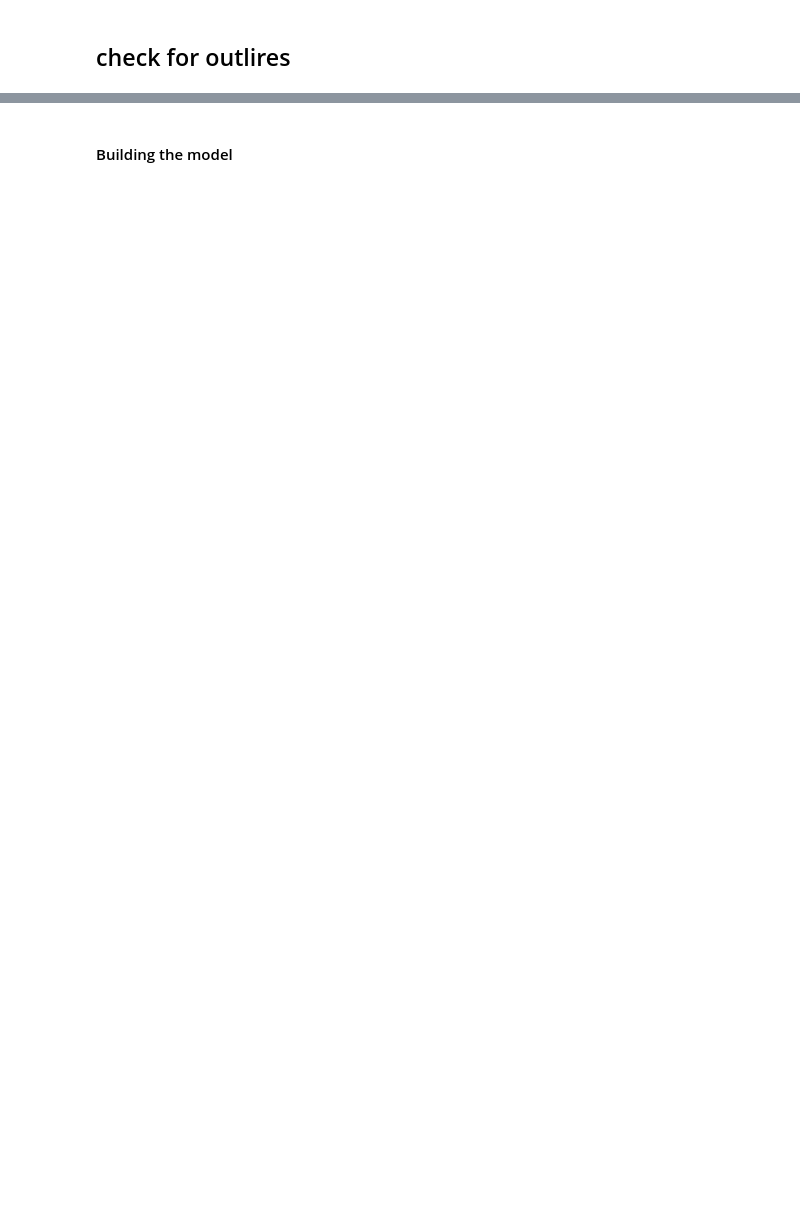
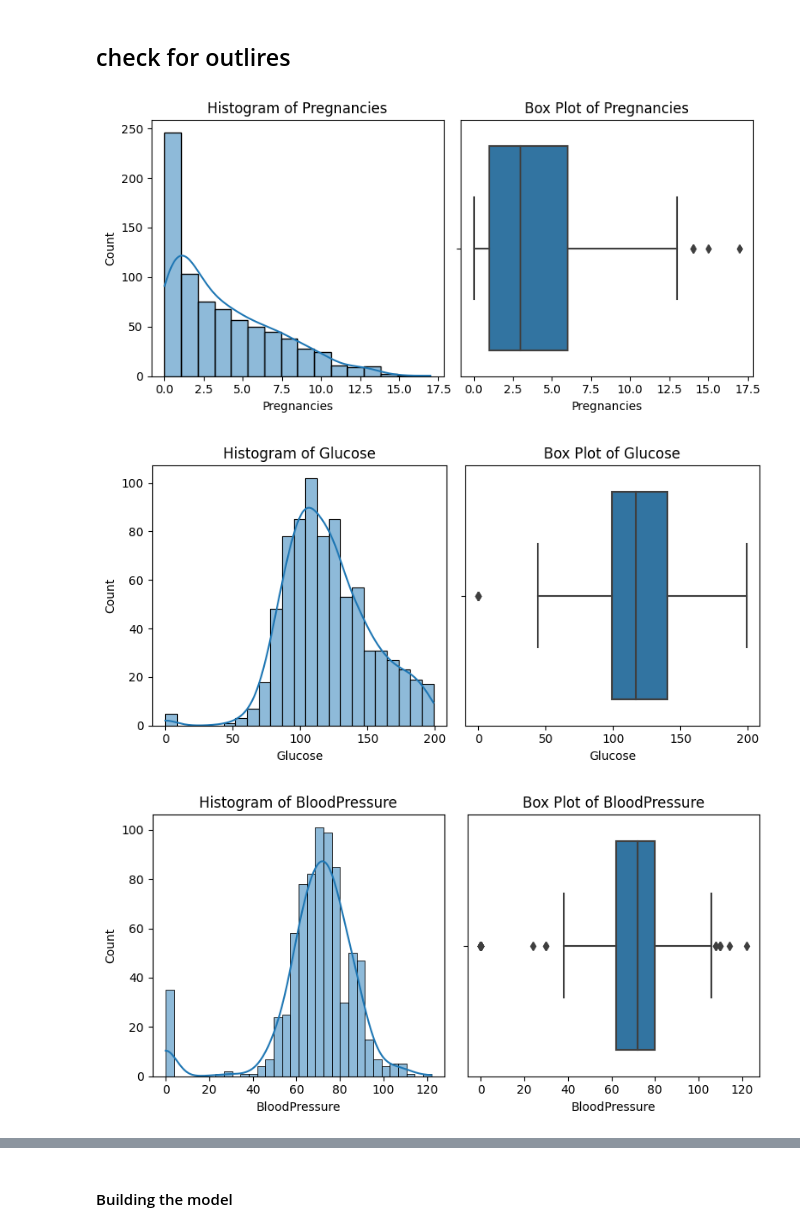
Before and after one commit to Fortunatetech/Diabetes-Prediction-with-Deployment-Using-flask-streamlit-DVC, a Jupyter notebook: notebook/Diabetes Prediction System .ipynb, the cells around one changed output, grey strips where cells are left out. Drawn from its saved outputs; the diff is of its cells as text; code cells hidden in the pictures; blank space fills up the shorter version.

```diff
--- a/notebook/Diabetes Prediction System .ipynb
+++ b/notebook/Diabetes Prediction System .ipynb
@@ -63,2 +114,21 @@ data.duplicated().sum()
 # %% [markdown]
 ## check for outlires
+# %%
+# Histograms and Box Plots for numerical columns
+numerical_cols = data.select_dtypes(include=['number']).columns
+for col in numerical_cols:
+    plt.figure(figsize=(8, 4))
+    plt.subplot(1, 2, 1)
+    sns.histplot(data[col], kde=True)
+    plt.title(f'Histogram of {col}')
+
+    plt.subplot(1, 2, 2)
+    sns.boxplot(x=data[col])
+    plt.title(f'Box Plot of {col}')
+
+    plt.tight_layout()
+    plt.show()
+# %% [output]
+[figure, added]
+[figure, added]
+[figure, added]
```
Also changed, not shown: parts of 38 cells of this notebook, 7 other files.
